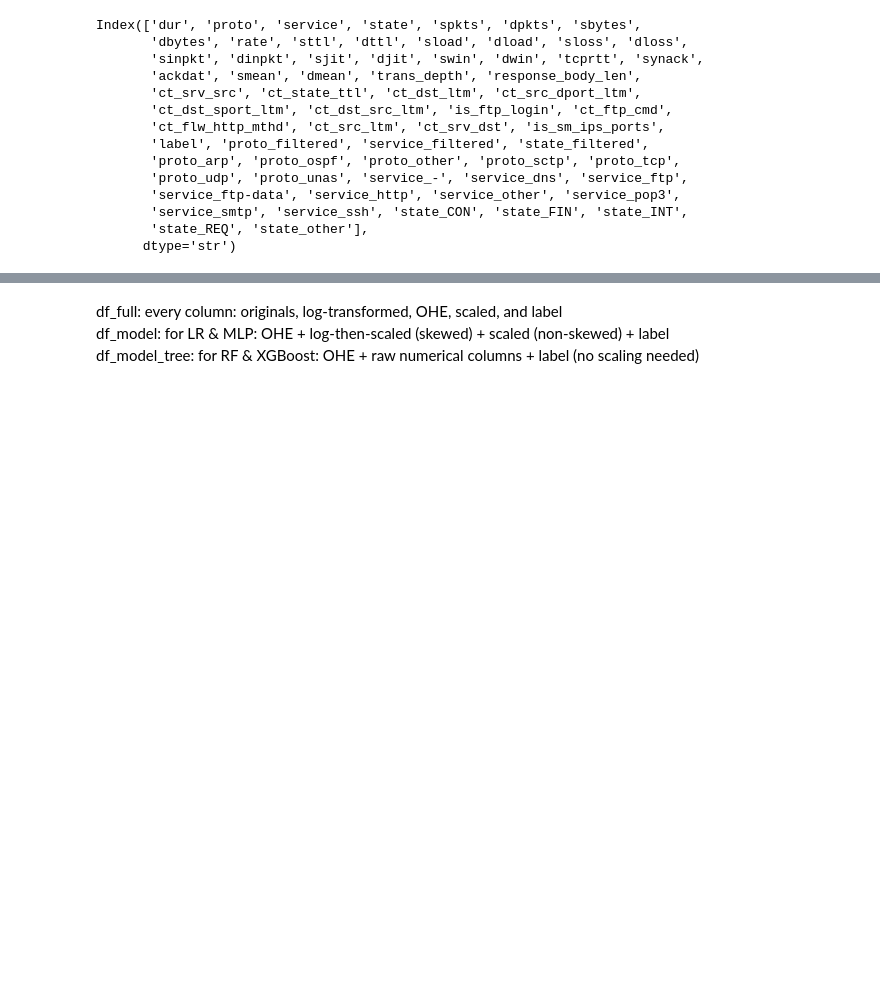
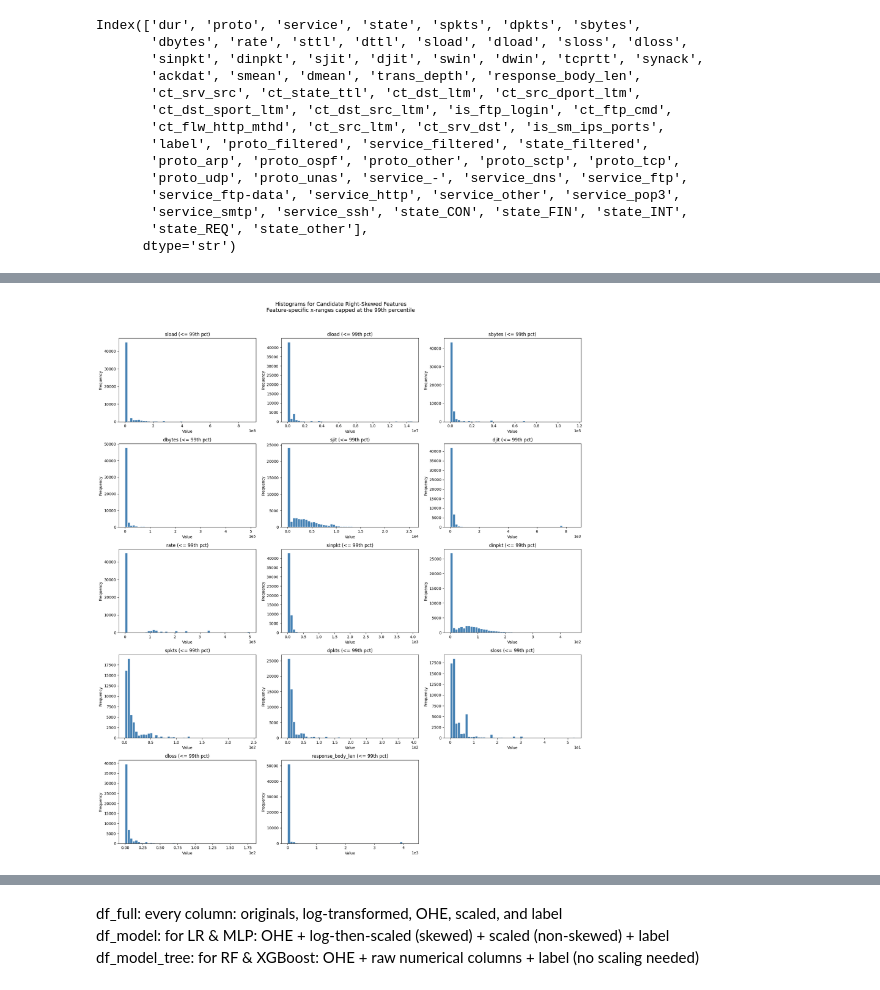
Before and after one commit to joshuacris/ml-network-intrusion, a Jupyter notebook: notebooks/preprocessing.ipynb, the cells around one changed output, grey strips where cells are left out. Drawn from its saved outputs; the diff is of its cells as text; code cells hidden in the pictures; blank space fills up the shorter version.

```diff
--- a/notebooks/preprocessing.ipynb
+++ b/notebooks/preprocessing.ipynb
@@ -262,3 +287,23 @@ Additionally, there are multiple columns which are right skewed, as shown from t
+# %%
+fig, axes = plt.subplots(5, 3, figsize=(18, 20))
+
+for ax, col in zip(axes.flat, skewed_cols):
+    upper = df[col].quantile(0.99)
+    plot_data = df.loc[df[col] <= upper, col]
+    ax.hist(plot_data, bins=50, color='steelblue', edgecolor='white')
+    ax.set_title(f'{col} (<= 99th pct)')
+    ax.set_xlabel('Value')
+    ax.set_ylabel('Frequency')
+    ax.ticklabel_format(style='sci', axis='x', scilimits=(0, 0))
+
+for ax in axes.flat[len(skewed_cols):]:
+    ax.axis('off')
+
+plt.suptitle('Histograms for Candidate Right-Skewed Features\nFeature-specific x-ranges capped at the 99th percentile', fontsize=14, y=1.02)
+plt.tight_layout()
+plt.show()
+# %% [output]
+[figure, added]
 # %%
 skewed_cols = [
     'sload', 'dload', 'sbytes', 'dbytes', 'sjit', 'djit',
```
Also changed, not shown: parts of 18 cells of this notebook.
